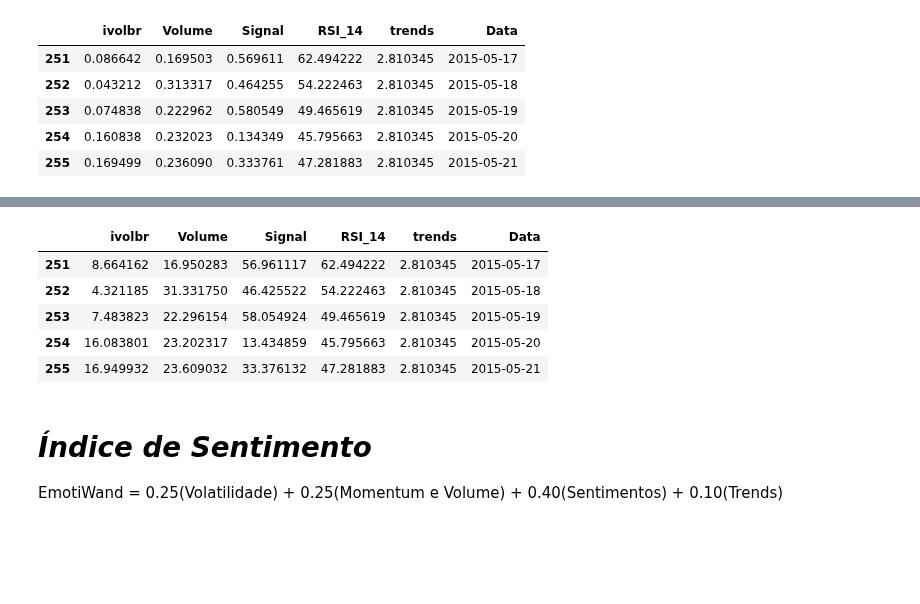
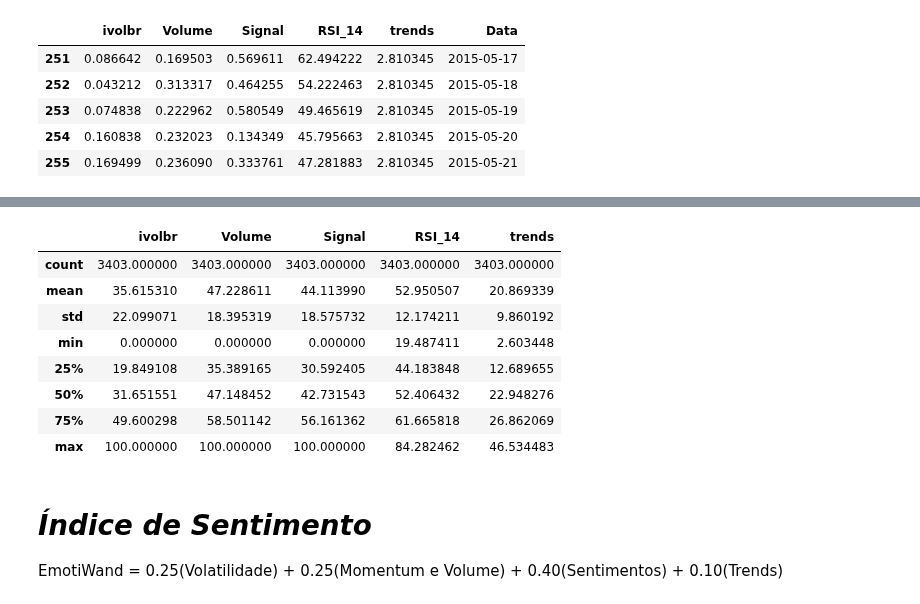
Before and after one commit to fea-dev-usp/quantamental-Dev_Wizards, a Jupyter notebook: Indice V1.ipynb, the cells around one changed output, grey strips where cells are left out. Saved outputs shown, nothing was run; the diff lists cells and outputs as text; code cells hidden in the pictures; blank space fills up the shorter version.

```diff
--- a/Indice V1.ipynb
+++ b/Indice V1.ipynb
@@ -164,5 +180,8 @@ df = df.resample('D').mean().sort_values('Data')
 # %%
 import pandas as pd
+from sklearn.preprocessing import MinMaxScaler
+
+scaler = MinMaxScaler()
 
 df = pd.read_csv('./data/indicadores/indicadores.csv')
 
@@ -170,6 +189,7 @@ cols_to_scale = ['ivolbr', 'Volume', 'Signal']
 cols_not_to_scale = df.columns[df.columns != 'Data'][~df.columns[df.columns != 'Data'].isin(cols_to_scale)]
 
 scaled_data = []
+step = 252
 
 for idx in range(step-1, len(df)):
     grupo = df.iloc[idx - step + 1:idx + 1, df.columns.get_indexer(cols_to_scale)]
@@ -197,12 +231,15 @@ scaled_df[cols_to_scale] = scaled_df[cols_to_scale] * 100
 # %%
-scaled_df.head()
+scaled_df.describe()
 # %% [output]
-|  | ivolbr | Volume | Signal | RSI_14 | trends | Data |
-| 251 | 8.664162 | 16.950283 | 56.961117 | 62.494222 | 2.810345 | 2015-05-17 |
-| 252 | 4.321185 | 31.331750 | 46.425522 | 54.222463 | 2.810345 | 2015-05-18 |
-| 253 | 7.483823 | 22.296154 | 58.054924 | 49.465619 | 2.810345 | 2015-05-19 |
-| 254 | 16.083801 | 23.202317 | 13.434859 | 45.795663 | 2.810345 | 2015-05-20 |
-| 255 | 16.949932 | 23.609032 | 33.376132 | 47.281883 | 2.810345 | 2015-05-21 |
+|  | ivolbr | Volume | Signal | RSI_14 | trends |
+| count | 3403.000000 | 3403.000000 | 3403.000000 | 3403.000000 | 3403.000000 |
+| mean | 35.615310 | 47.228611 | 44.113990 | 52.950507 | 20.869339 |
+| std | 22.099071 | 18.395319 | 18.575732 | 12.174211 | 9.860192 |
+| min | 0.000000 | 0.000000 | 0.000000 | 19.487411 | 2.603448 |
+| 25% | 19.849108 | 35.389165 | 30.592405 | 44.183848 | 12.689655 |
+| 50% | 31.651551 | 47.148452 | 42.731543 | 52.406432 | 22.948276 |
+| 75% | 49.600298 | 58.501142 | 56.161362 | 61.665818 | 26.862069 |
+| max | 100.000000 | 100.000000 | 100.000000 | 84.282462 | 46.534483 |
 # %% [markdown]
 # *Índice de Sentimento*
 
```
Also changed, not shown: parts of 16 cells of this notebook, 1 other file.
